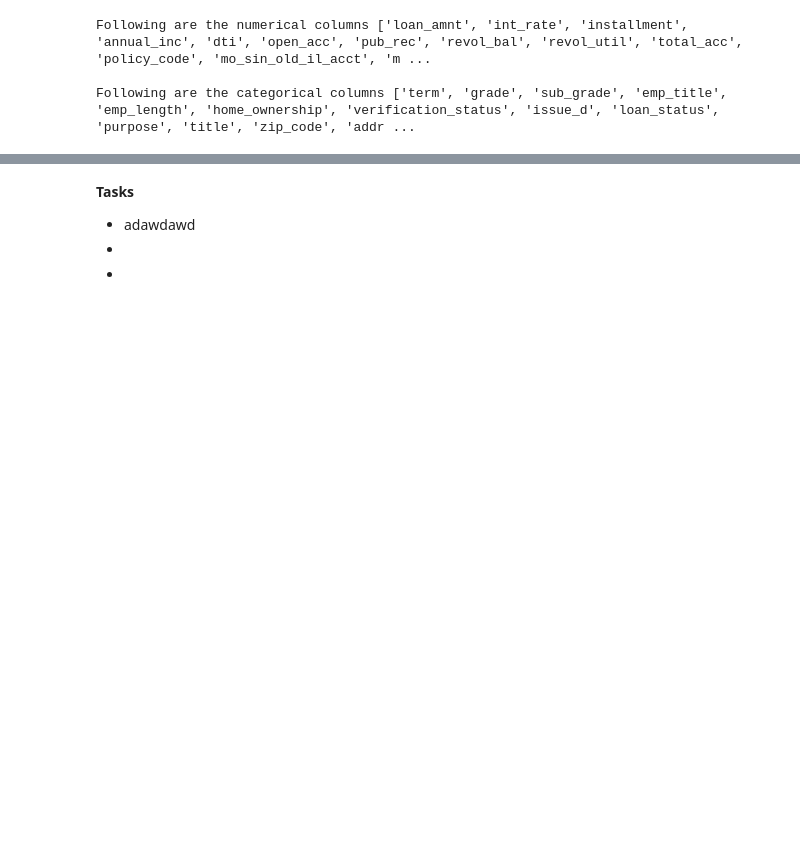
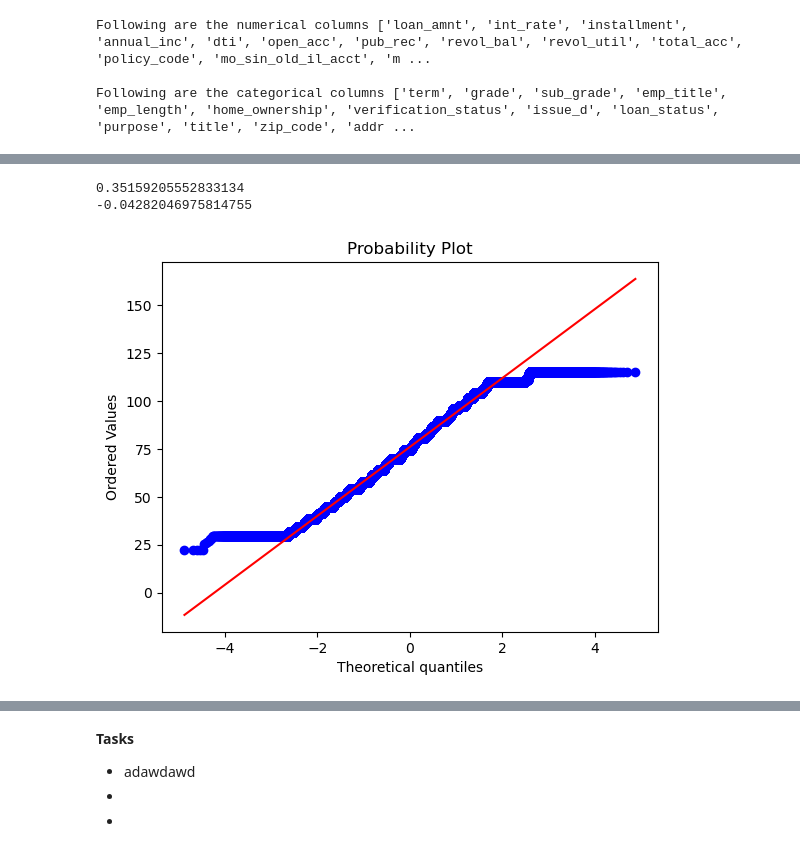
Before and after one commit to Singhal-Piyush/credit-risk-probability-default-model, a Jupyter notebook: 01_credit_risk_data_exploration.ipynb, the cells around one changed output, grey strips where cells are left out. Cells and saved outputs as stored; diff of their text form; code cells hidden in the pictures; blank space fills up the shorter version.

```diff
--- a/01_credit_risk_data_exploration.ipynb
+++ b/01_credit_risk_data_exploration.ipynb
@@ -588,0 +680,14 @@ APPLICATION_TYPE  :  2
+# %%
+# performing box cox tranformation
+temp_box_cox = pd.DataFrame(columns = ['Box_cox_Transformatin'])
+temp_box_cox['Box_cox_Transformatin'], fitted_lambda = stats.boxcox(dataset_loan['loan_amnt'])
+print(fitted_lambda)
+
+print(temp_box_cox['Box_cox_Transformatin'].skew())
+
+stats.probplot(temp_box_cox['Box_cox_Transformatin'], dist = 'norm', plot = plt)
+plt.show()
+# %% [output]
+0.35159205552833134
+-0.04282046975814755
+[figure, added]
```
Also changed, not shown: parts of 38 cells of this notebook.
